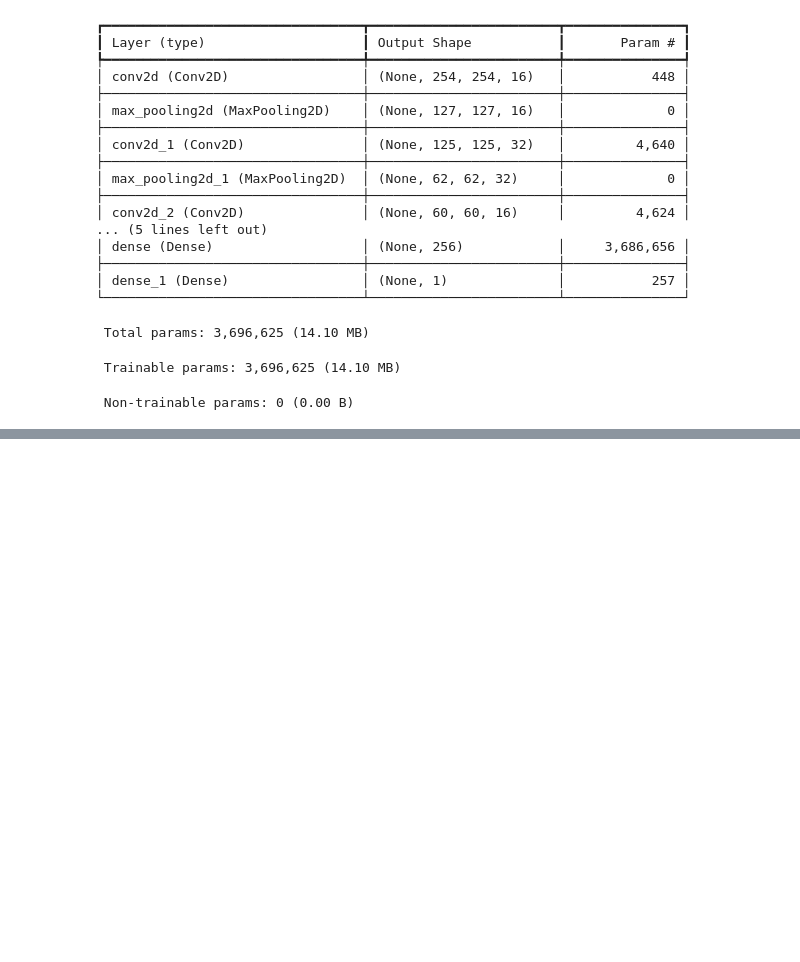
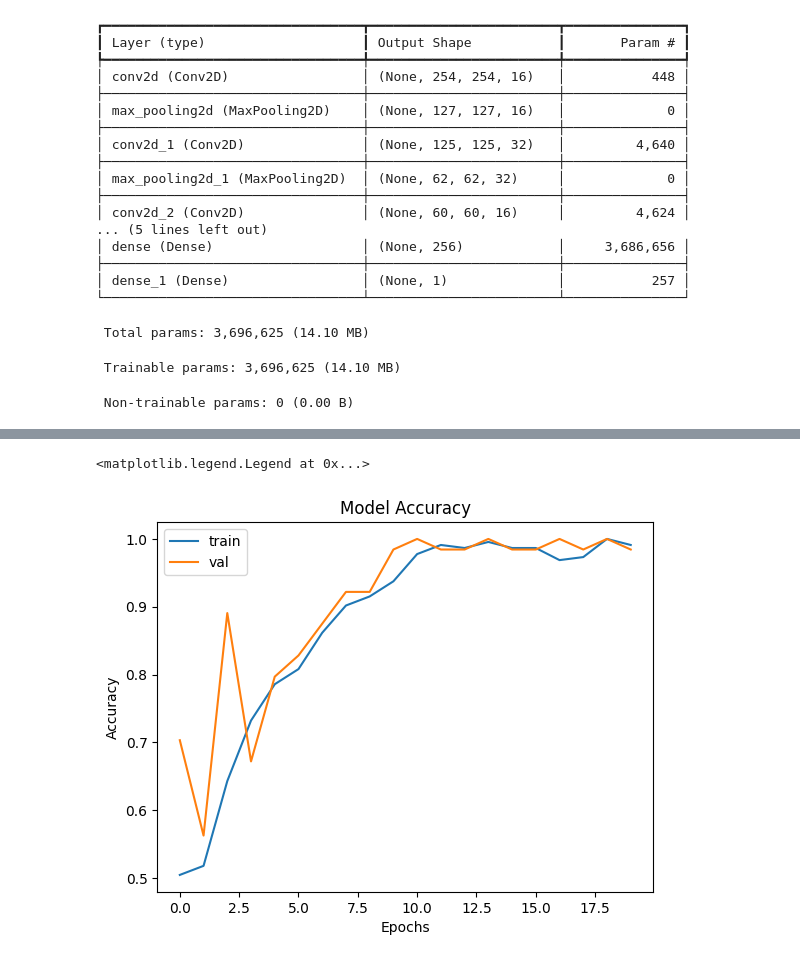
Before and after one commit to prathamj937/Happy-or-Sad-Predictor, a Jupyter notebook: happy_or_sad.ipynb, the cells around one changed output, grey strips where cells are left out. Cells and saved outputs as stored; diff of their text form; code cells hidden in the pictures; blank space fills up the shorter version.

```diff
--- a/happy_or_sad.ipynb
+++ b/happy_or_sad.ipynb
@@ -2,0 +95,3 @@
+# %%
+data_dir = "/content/drive/MyDrive/data"  # Define a new variable for the data directory path
+data = tf.keras.utils.image_dataset_from_directory(data_dir)
@@ -2,0 +131,4 @@
+# %%
+train_size = int(len(data)*.7)
+val_size = int(len(data)*.2)
+test_size = int(len(data)*.1)
@@ -116,8 +208,8 @@ Model: "sequential"
 # %%
 logs = "/content/logs"
 # %%
-tensorboard_callback = tf.keras.callbacks.TensorBoard(log_dir=logs)
+callbacks = tf.keras.callbacks.TensorBoard(log_dir=logs)
 # %%
-model_history = model.fit(train, epochs=20, validation_data=val, callbacks=[tensorboard_callback])
+model_history = model.fit(train,epochs=20,validation_data=val, callbacks=[callbacks])
 # %% [output]
 Epoch 1/20
@@ -161,0 +234,10 @@ WARNING:absl:You are saving your model as an HDF5 file via `model.save()` or `ke
+# %%
+plt.plot(model_history.history["accuracy"])
+plt.plot(model_history.history["val_accuracy"])
+plt.title("Model Accuracy")
+plt.xlabel("Epochs")
+plt.ylabel("Accuracy")
+plt.legend(["train","val"])
+# %% [output]
+<matplotlib.legend.Legend at 0x...>
+[figure, added]
```
Also changed, not shown: parts of 42 cells of this notebook.
